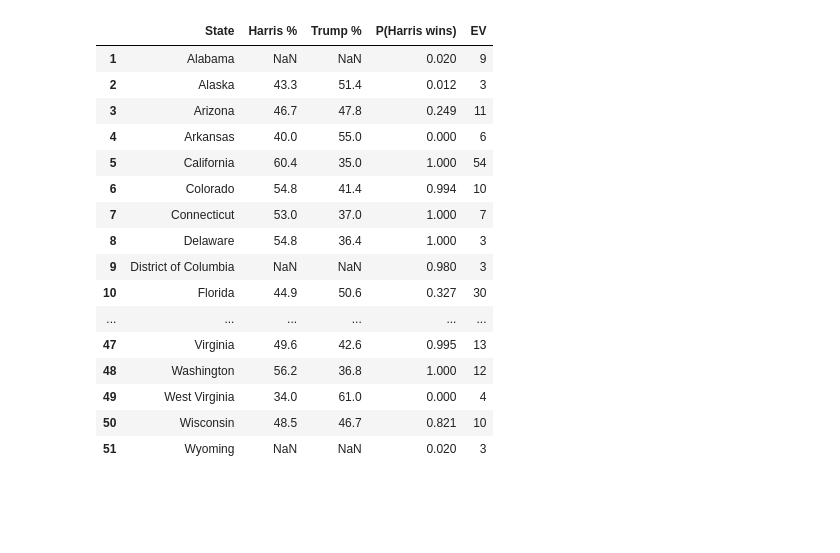
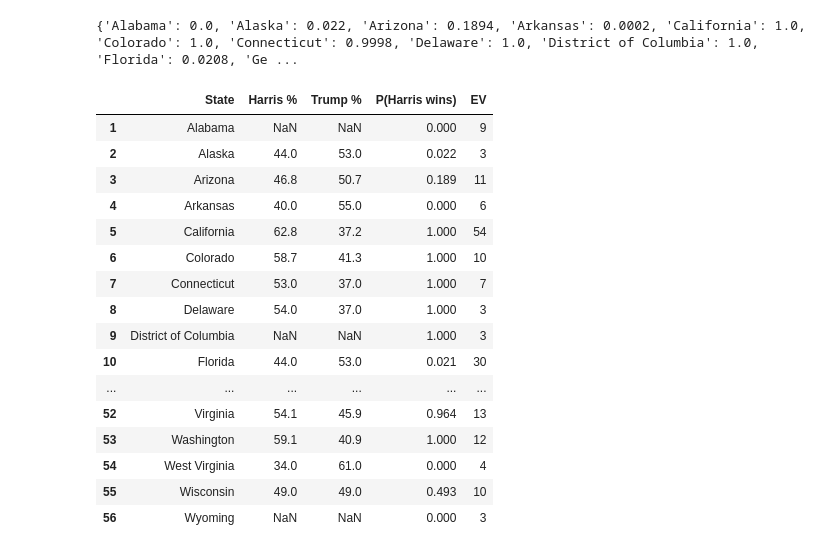
Before and after one commit to marywu-12/US_Elections_2024, a Jupyter notebook: jim_albert_simulation.ipynb, the cells around one changed output. Drawn from its saved outputs; the diff is of its cells as text; code cells hidden in the pictures; blank space fills up the shorter version.

```diff
--- a/jim_albert_simulation.ipynb
+++ b/jim_albert_simulation.ipynb
@@ -10,9 +34,9 @@ electoral_vote_counts = {
     'Colorado': 10, 'Connecticut': 7, 'Delaware': 3, 'District of Columbia': 3,
     'Florida': 30, 'Georgia': 16, 'Hawaii': 4, 'Idaho': 4, 'Illinois': 19,
     'Indiana': 11, 'Iowa': 6, 'Kansas': 6, 'Kentucky': 8, 'Louisiana': 8,
-    'Maine': 4, 'Maine Cd 1': 1, 'Maine Cd 2': 1, 'Maryland': 10, 'Massachusetts': 11,
+    'Maine': 4, 'Maine CD-1': 1, 'Maine CD-2': 1, 'Maryland': 10, 'Massachusetts': 11,
     'Michigan': 15, 'Minnesota': 10, 'Mississippi': 6, 'Missouri': 10,
-    'Montana': 4, 'Nebraska': 5, 'Nebraska Cd 1': 1, 'Nebraska Cd 2': 1, 'Nebraska Cd 3': 1,
+    'Montana': 4, 'Nebraska': 5, 'Nebraska CD-1': 1, 'Nebraska CD-2': 1, 'Nebraska CD-3': 1,
     'Nevada': 6, 'New Hampshire': 4, 'New Jersey': 14, 'New Mexico': 5, 'New York': 28,
     'North Carolina': 16, 'North Dakota': 3, 'Ohio': 17, 'Oklahoma': 7, 'Oregon': 8,
     'Pennsylvania': 19, 'Rhode Island': 4, 'South Carolina': 9, 'South Dakota': 3,
@@ -115,37 +75,55 @@ print(win_probabilities)
+# %%
+# Add missing probabilities for states without polling data
+missing_probabilities = {
+    'Alabama': 0.00,
+    'District of Columbia': 1.00,
+    'Hawaii': 1.00,
+    'Idaho': 0.00,
+    'Kentucky': 0.00,
+    'Louisiana': 0.00,
+    'Mississippi': 0.00,
+    'Wyoming': 0.00
+}
+win_probabilities.update(missing_probabilities)
+win_probabilities = dict(sorted(win_probabilities.items()))
+print(win_probabilities)
+# %% [output]
+{'Alabama': 0.0, 'Alaska': 0.022, 'Arizona': 0.1894, 'Arkansas': 0.0002, 'California': 1.0, 'Colorado': 1.0, 'Connecticut': 0.9998, 'Delaware': 1.0, 'District of Columbia': 1.0, 'Florida': 0.0208, 'Ge ...
 # %%
 # Summary table
-summary_table_final = pd.DataFrame({
-    'State': sorted(win_probabilities.keys()),                   # List of states sorted alphabetically
-    'Harris %': [data.loc[data['state'] == state, 'Harris'].mean() for state in sorted(win_probabilities.keys())],
-    'Trump %': [data.loc[data['state'] == state, 'Trump'].mean() for state in sorted(win_probabilities.keys())],
+summary_table = pd.DataFrame({
+    'State': sorted(win_probabilities.keys()),
+    'Harris %': [latest_polls_sorted.loc[latest_polls_sorted['state'] == state, 'Harris'].mean() for state in sorted(win_probabilities.keys())],
+    'Trump %': [latest_polls_sorted.loc[latest_polls_sorted['state'] == state, 'Trump'].mean() for state in sorted(win_probabilities.keys())],
     'P(Harris wins)': [win_probabilities[state] for state in sorted(win_probabilities.keys())],
-    'EV': [electoral_vote_counts.get(state, 0) for state in sorted(win_probabilities.keys())]
+    'EV': [electoral_vote_counts[state] for state in sorted(win_probabilities.keys())]
 })
 
-summary_table_final['Harris %'] = summary_table_final['Harris %'].round(1)
-summary_table_final['Trump %'] = summary_table_final['Trump %'].round(1)
-summary_table_final['P(Harris wins)'] = summary_table_final['P(Harris wins)'].round(3)
-summary_table_final.index += 1
+summary_table['Harris %'] = summary_table['Harris %'].round(1)
+summary_table['Trump %'] = summary_table['Trump %'].round(1)
+summary_table['P(Harris wins)'] = summary_table['P(Harris wins)'].round(3)
+
+summary_table.index += 1
 
 # Display table
 from IPython.display import display
-display(summary_table_final)
+display(summary_table)
 # %% [output]
 |  | State | Harris % | Trump % | P(Harris wins) | EV |
-| 1 | Alabama | NaN | NaN | 0.020 | 9 |
-| 2 | Alaska | 43.3 | 51.4 | 0.012 | 3 |
-| 3 | Arizona | 46.7 | 47.8 | 0.249 | 11 |
+| 1 | Alabama | NaN | NaN | 0.000 | 9 |
+| 2 | Alaska | 44.0 | 53.0 | 0.022 | 3 |
+| 3 | Arizona | 46.8 | 50.7 | 0.189 | 11 |
 | 4 | Arkansas | 40.0 | 55.0 | 0.000 | 6 |
-| 5 | California | 60.4 | 35.0 | 1.000 | 54 |
-| 6 | Colorado | 54.8 | 41.4 | 0.994 | 10 |
+| 5 | California | 62.8 | 37.2 | 1.000 | 54 |
+| 6 | Colorado | 58.7 | 41.3 | 1.000 | 10 |
 | 7 | Connecticut | 53.0 | 37.0 | 1.000 | 7 |
-| 8 | Delaware | 54.8 | 36.4 | 1.000 | 3 |
-| 9 | District of Columbia | NaN | NaN | 0.980 | 3 |
-| 10 | Florida | 44.9 | 50.6 | 0.327 | 30 |
+| 8 | Delaware | 54.0 | 37.0 | 1.000 | 3 |
+| 9 | District of Columbia | NaN | NaN | 1.000 | 3 |
+| 10 | Florida | 44.0 | 53.0 | 0.021 | 30 |
 | ... | ... | ... | ... | ... | ... |
-| 47 | Virginia | 49.6 | 42.6 | 0.995 | 13 |
-| 48 | Washington | 56.2 | 36.8 | 1.000 | 12 |
-| 49 | West Virginia | 34.0 | 61.0 | 0.000 | 4 |
-| 50 | Wisconsin | 48.5 | 46.7 | 0.821 | 10 |
-| 51 | Wyoming | NaN | NaN | 0.020 | 3 |
+| 52 | Virginia | 54.1 | 45.9 | 0.964 | 13 |
+| 53 | Washington | 59.1 | 40.9 | 1.000 | 12 |
+| 54 | West Virginia | 34.0 | 61.0 | 0.000 | 4 |
+| 55 | Wisconsin | 49.0 | 49.0 | 0.493 | 10 |
+| 56 | Wyoming | NaN | NaN | 0.000 | 3 |
 # %%
```
Also changed, not shown: parts of 12 cells of this notebook, 1 other file.
